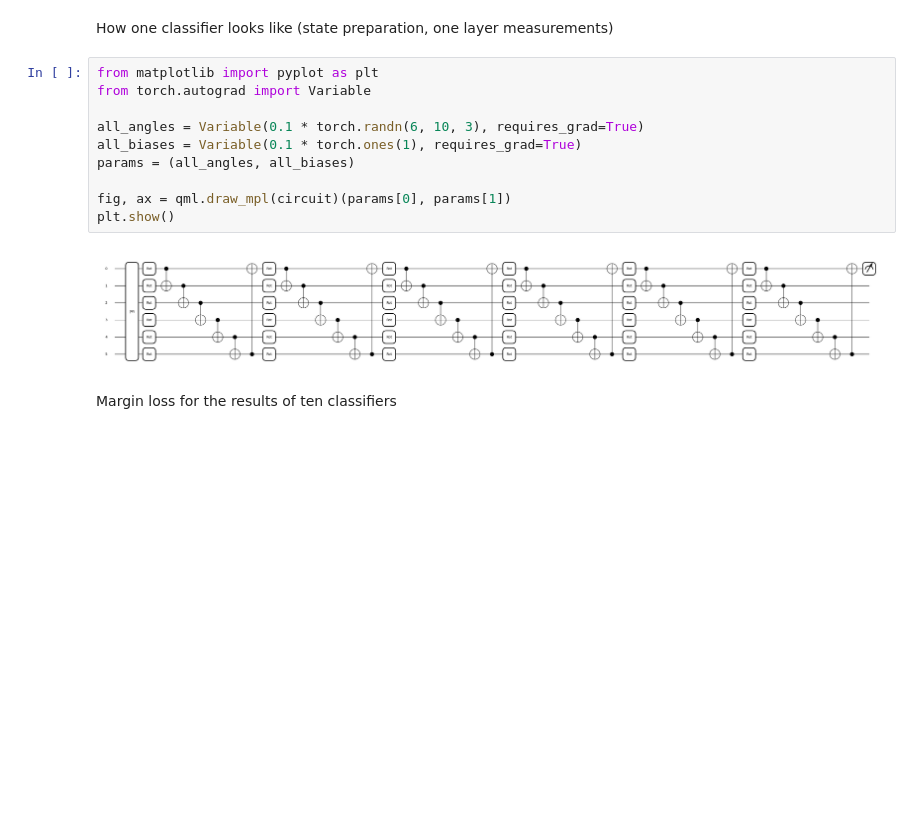
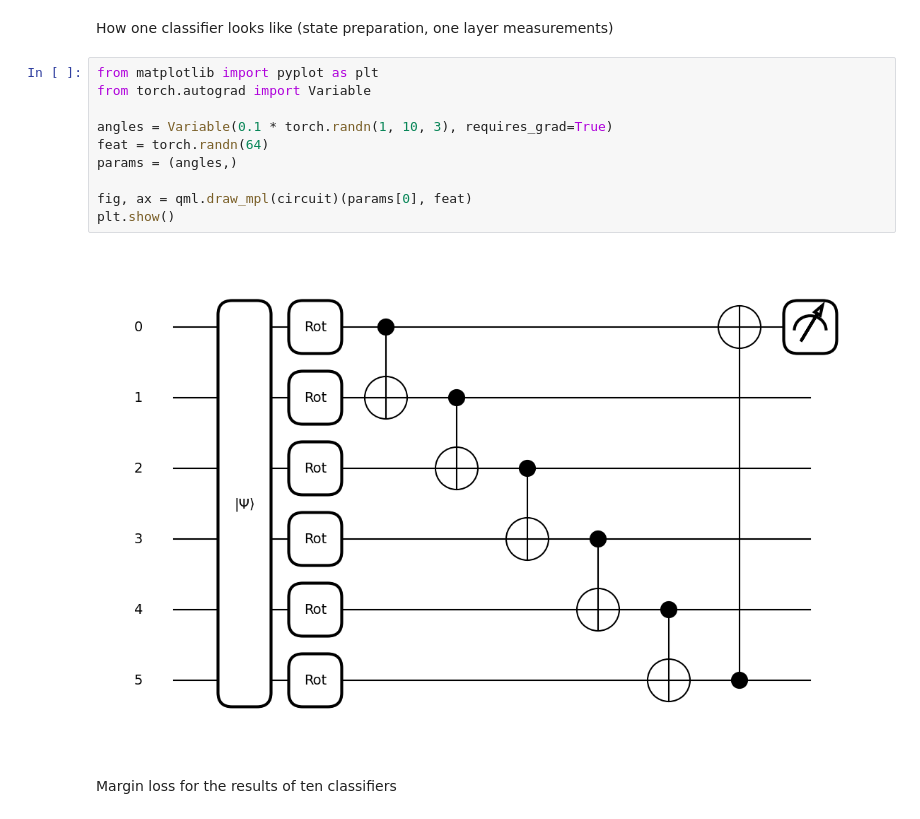
Before and after one commit to Oounce/classical-quantum-mnist, a Jupyter notebook: Quantum_Classification.ipynb, the cells around one changed output. Cells and saved outputs as stored; diff of their text form; blank space fills up the shorter version.

```diff
--- a/Quantum_Classification.ipynb
+++ b/Quantum_Classification.ipynb
@@ -156,15 +156,15 @@ How one classifier looks like (state preparation, one layer measurements)
 # %%
 from matplotlib import pyplot as plt
 from torch.autograd import Variable
 
-all_angles = Variable(0.1 * torch.randn(6, 10, 3), requires_grad=True)
-all_biases = Variable(0.1 * torch.ones(1), requires_grad=True)
-params = (all_angles, all_biases)
+angles = Variable(0.1 * torch.randn(1, 10, 3), requires_grad=True)
+feat = torch.randn(64)
+params = (angles,)
 
-fig, ax = qml.draw_mpl(circuit)(params[0], params[1])
+fig, ax = qml.draw_mpl(circuit)(params[0], feat)
 plt.show()
 # %% [output]
-[figure, old version]
+[figure, new version]
 # %% [markdown]
 Margin loss for the results of ten classifiers
 # %%
```
